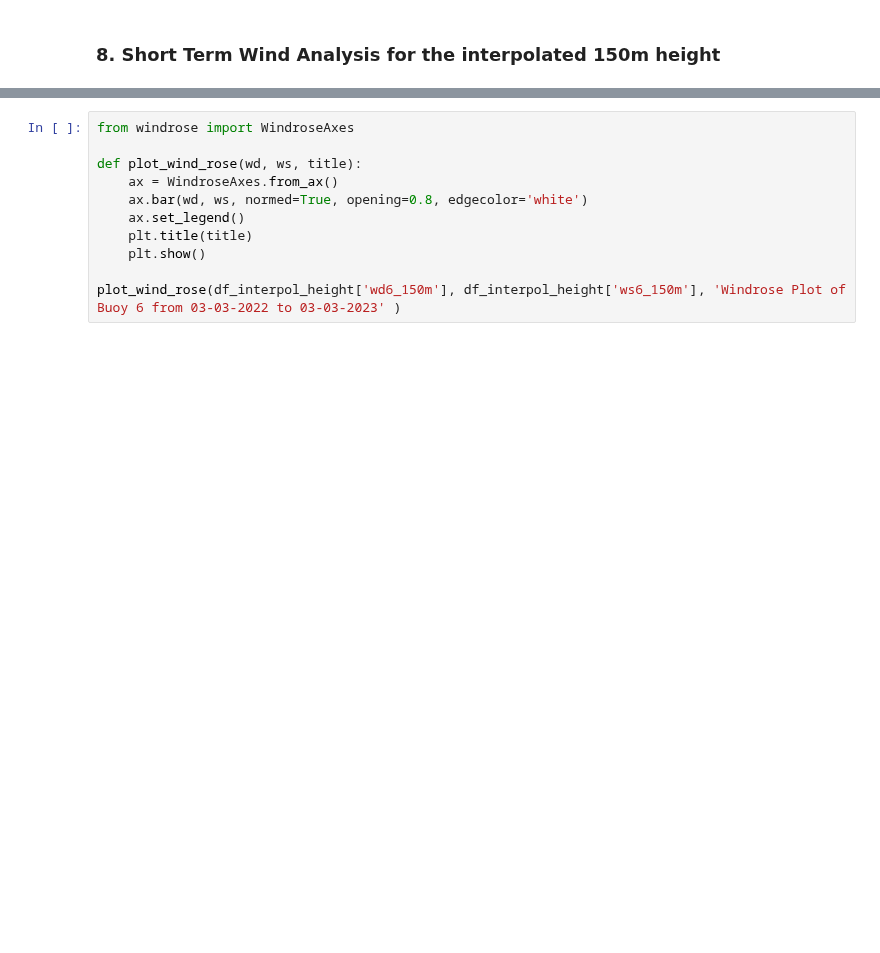
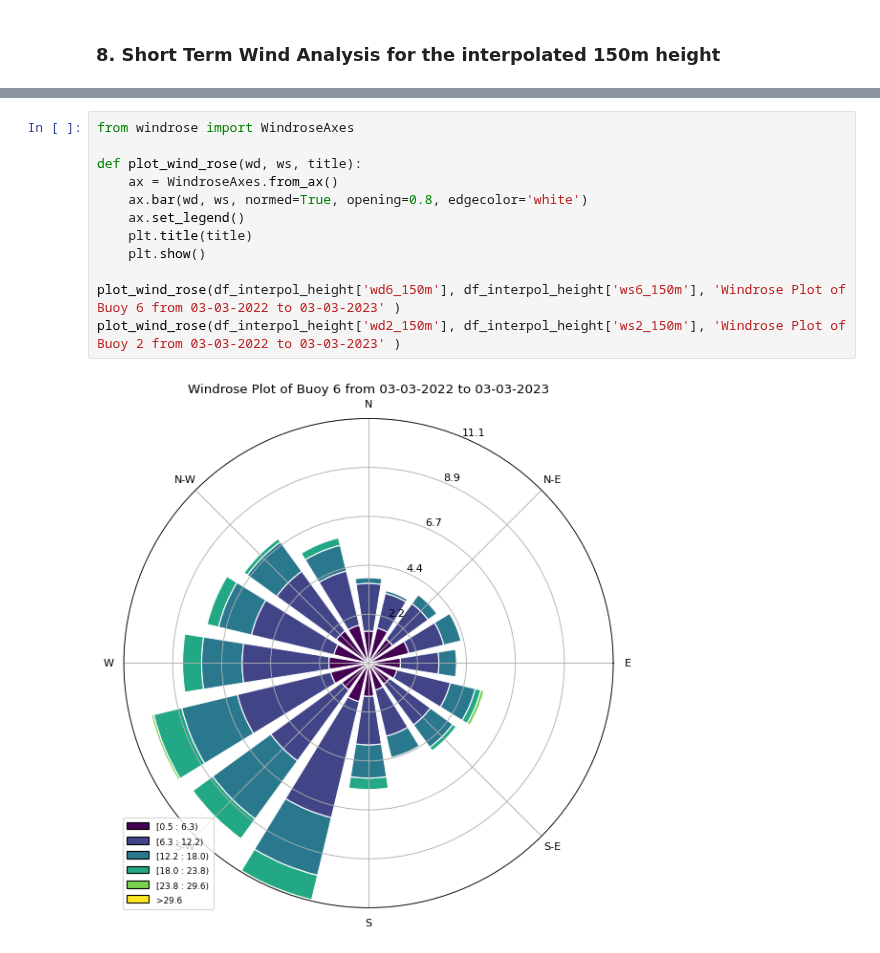
Before and after one commit to boujuan/StudentProject-Yield-Predictions-Offshore, a Jupyter notebook: Short_term_wind_climate_Julia.ipynb, the cells around one changed output, grey strips where cells are left out. Drawn from its saved outputs; the diff is of its cells as text; blank space fills up the shorter version.

```diff
--- a/Short_term_wind_climate_Julia.ipynb
+++ b/Short_term_wind_climate_Julia.ipynb
@@ -431,11 +549,14 @@ plt.show()
 # %%
 from windrose import WindroseAxes
 
 def plot_wind_rose(wd, ws, title):
     ax = WindroseAxes.from_ax()
     ax.bar(wd, ws, normed=True, opening=0.8, edgecolor='white')
     ax.set_legend()
     plt.title(title)
     plt.show()
 
 plot_wind_rose(df_interpol_height['wd6_150m'], df_interpol_height['ws6_150m'], 'Windrose Plot of Buoy 6 from 03-03-2022 to 03-03-2023' )
+plot_wind_rose(df_interpol_height['wd2_150m'], df_interpol_height['ws2_150m'], 'Windrose Plot of Buoy 2 from 03-03-2022 to 03-03-2023' )
+# %% [output]
+[figure, added]
```
Also changed, not shown: parts of 13 cells of this notebook.
